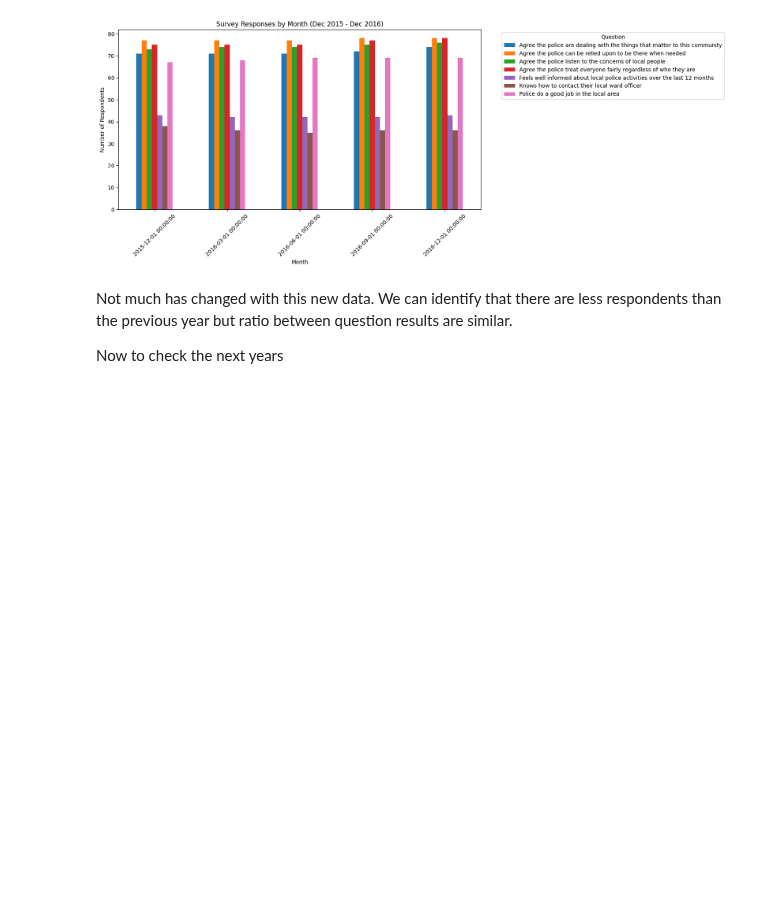
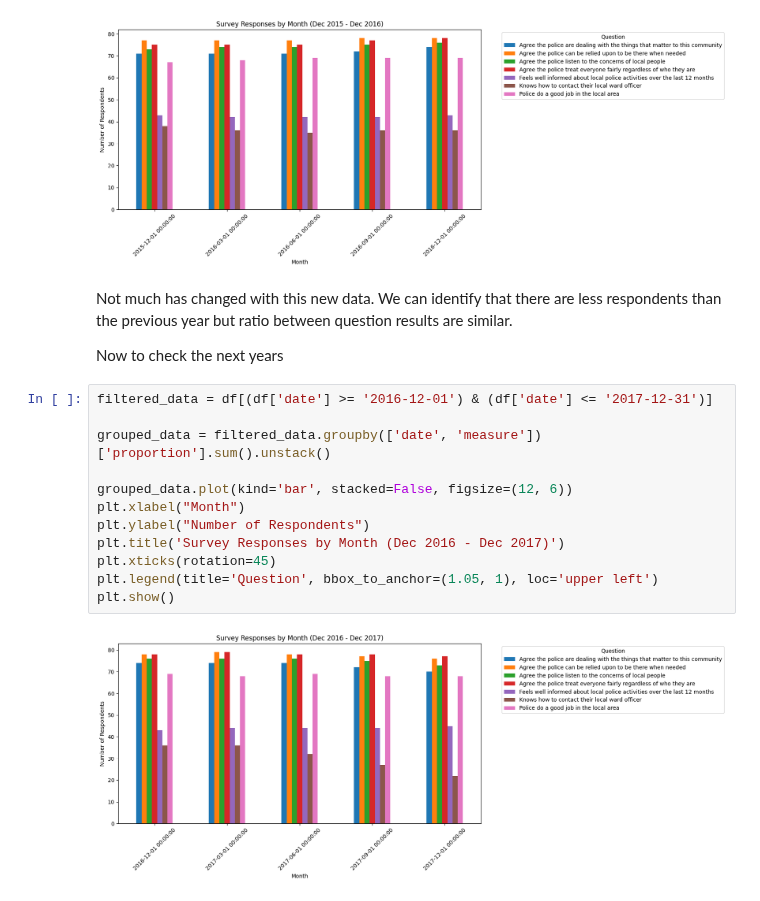
Before and after one commit to Ozan797/Crime-Visualiser, a Jupyter notebook: main.ipynb, the cells around one changed output. Drawn from its saved outputs; the diff is of its cells as text; blank space fills up the shorter version.

Commit message:
Completed third graph

```diff
--- a/main.ipynb
+++ b/main.ipynb
@@ -104,3 +104,17 @@ Not much has changed with this new data. We can identify that there are less res
 but ratio between question results are similar.
 
 Now to check the next years
+# %%
+filtered_data = df[(df['date'] >= '2016-12-01') & (df['date'] <= '2017-12-31')]
+
+grouped_data = filtered_data.groupby(['date', 'measure'])['proportion'].sum().unstack()
+
+grouped_data.plot(kind='bar', stacked=False, figsize=(12, 6))
+plt.xlabel("Month")
+plt.ylabel("Number of Respondents")
+plt.title('Survey Responses by Month (Dec 2016 - Dec 2017)')
+plt.xticks(rotation=45)
+plt.legend(title='Question', bbox_to_anchor=(1.05, 1), loc='upper left')
+plt.show()
+# %% [output]
+[figure, added]
```
Also changed, not shown: 1 other file.
